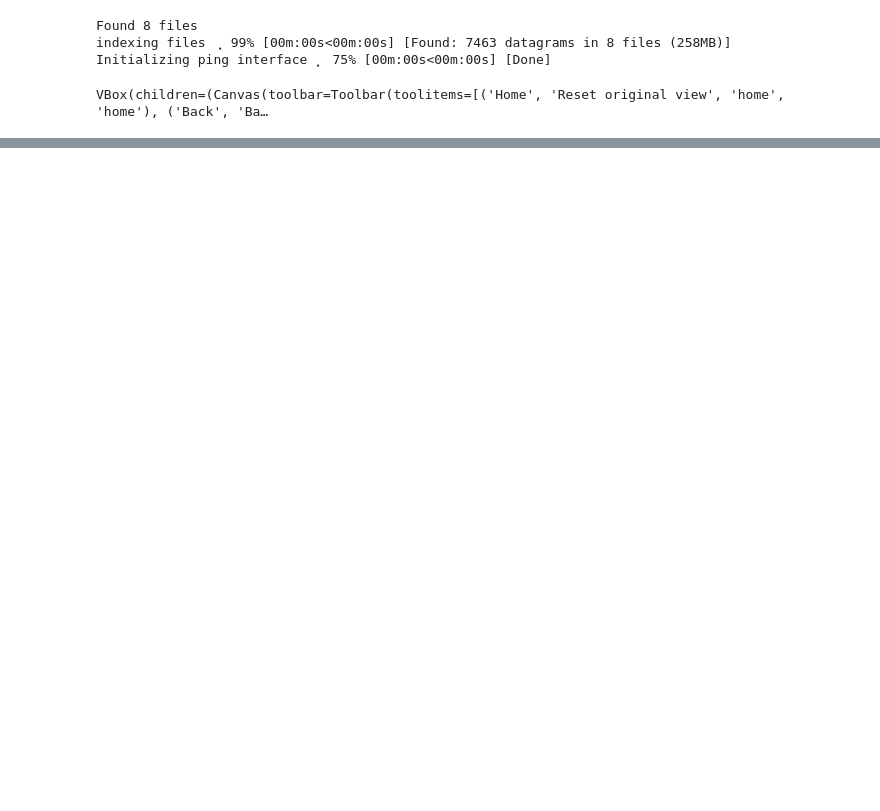
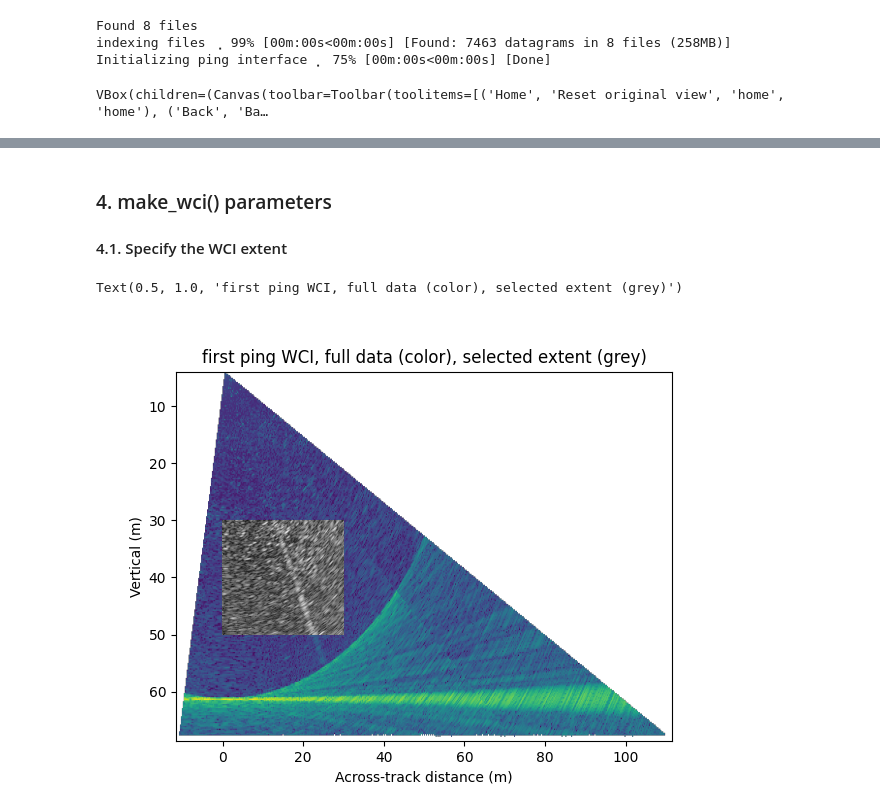
Before and after one commit to alexschimel/ping_tutorials, a Jupyter notebook: alex_sandbox/alex_05_wedge_view_WCI.ipynb, the cells around one changed output, grey strips where cells are left out. Cells and saved outputs as stored; diff of their text form; code cells hidden in the pictures; blank space fills up the shorter version.

```diff
--- a/alex_sandbox/alex_05_wedge_view_WCI.ipynb
+++ b/alex_sandbox/alex_05_wedge_view_WCI.ipynb
@@ -82 +87,24 @@ Text(0.5, 1.0, 'first ping WCD, wedge view, selected beams')
+# %% [markdown]
+### 4. make_wci() parameters
+#### 4.1. Specify the WCI extent
+# %%
+# We can specify the desired horizontal (h) and vertical (v) coordinates of the output WCI
+wci_minmax,extent_minmax = pingmachine.pingprocessing.watercolumn.image.make_wci(pings[0],512,hmin=0,hmax=30,vmin=30,vmax=50)
+
+# first display full data
+fig2,ax2 = pingmachine.pingprocessing.core.create_figure('wci2')
+ax2.imshow(wci.transpose(), extent=extent, aspect='auto') # full data
+xlim = ax2.get_xlim()
+ylim = ax2.get_ylim()
+
+# add selected wci ontop of the same plot
+ax2.imshow(wci_minmax.transpose(), extent=extent_minmax, aspect='auto', cmap='grey') # selected data
+ax2.set_xlim(xlim)
+ax2.set_ylim(ylim)
+ax2.set_xlabel('Across-track distance (m)')
+ax2.set_ylabel('Vertical (m)')
+ax2.set_title('first ping WCI, full data (color), selected extent (grey)')
+# %% [output]
+Text(0.5, 1.0, 'first ping WCI, full data (color), selected extent (grey)')
+[figure, added]
 # %%
```
Also changed, not shown: parts of 16 cells of this notebook, 9 other files.
